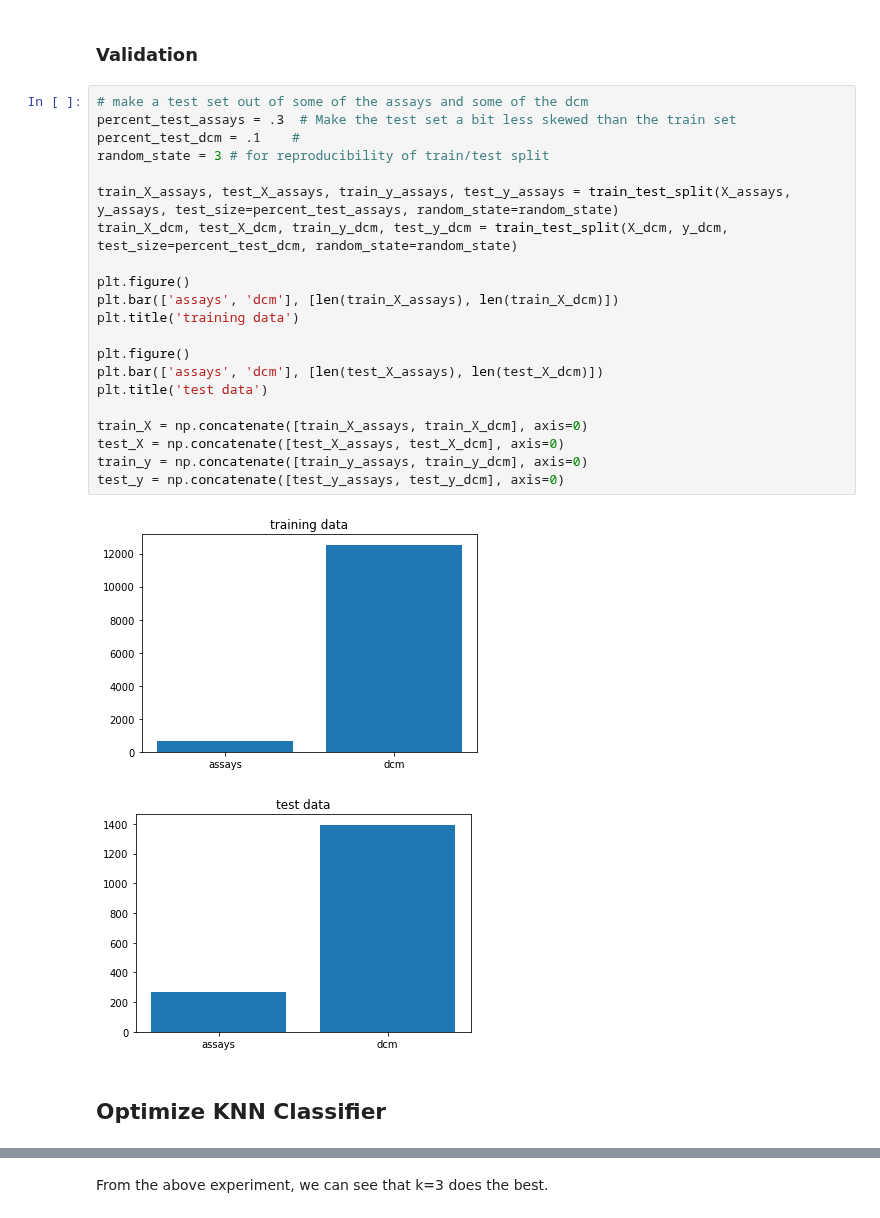
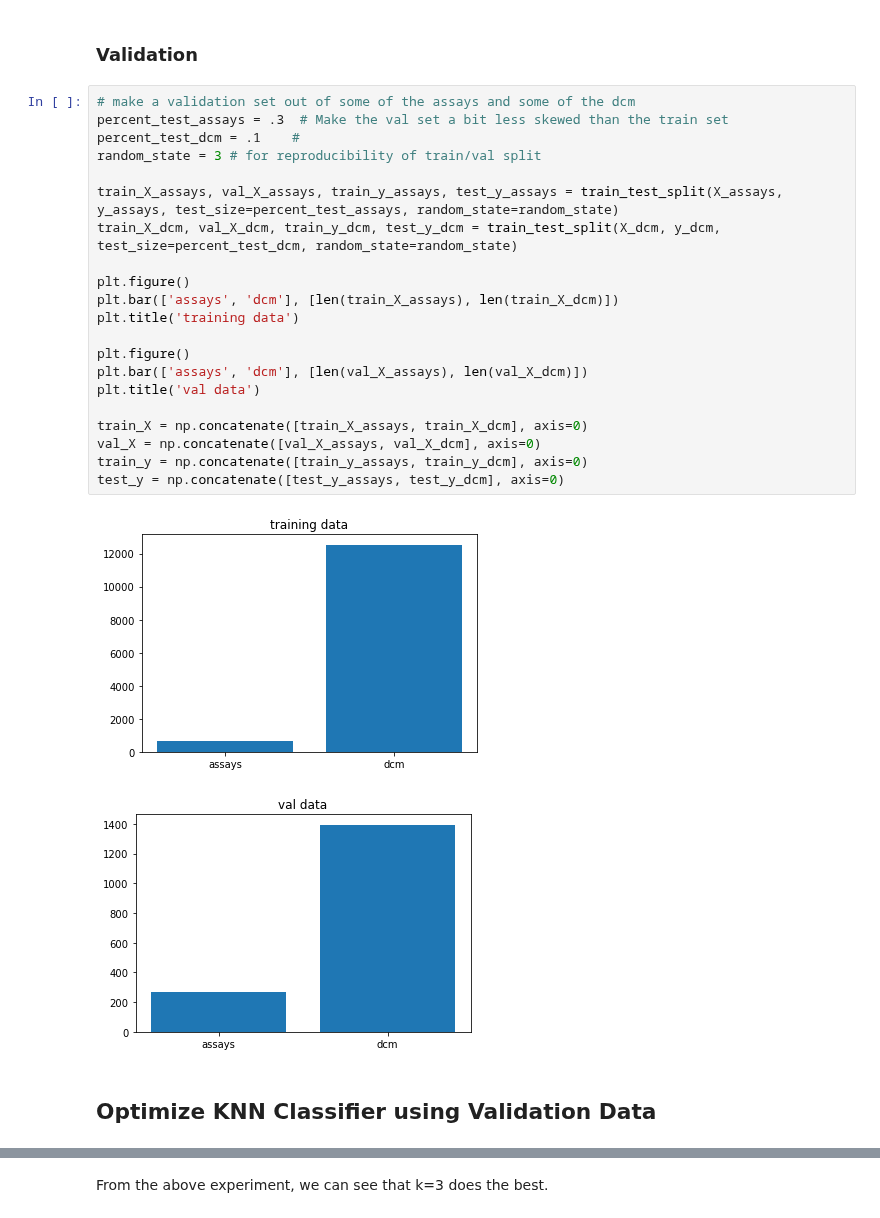
Before and after one commit to srensi/tmprss2, a Jupyter notebook: notebooks/knn.ipynb, the cells around one changed output, grey strips where cells are left out. Saved outputs shown, nothing was run; the diff lists cells and outputs as text.

```diff
--- a/notebooks/knn.ipynb
+++ b/notebooks/knn.ipynb
@@ -43,31 +43,31 @@ dcm_hist = plt.hist(y_dcm)
 # %% [markdown]
 ### Validation
 # %%
-# make a test set out of some of the assays and some of the dcm
-percent_test_assays = .3  # Make the test set a bit less skewed than the train set
+# make a validation set out of some of the assays and some of the dcm
+percent_test_assays = .3  # Make the val set a bit less skewed than the train set
 percent_test_dcm = .1    #
-random_state = 3 # for reproducibility of train/test split
+random_state = 3 # for reproducibility of train/val split
 
-train_X_assays, test_X_assays, train_y_assays, test_y_assays = train_test_split(X_assays, y_assays, test_size=percent_test_assays, random_state=random_state)
-train_X_dcm, test_X_dcm, train_y_dcm, test_y_dcm = train_test_split(X_dcm, y_dcm, test_size=percent_test_dcm, random_state=random_state)
+train_X_assays, val_X_assays, train_y_assays, test_y_assays = train_test_split(X_assays, y_assays, test_size=percent_test_assays, random_state=random_state)
+train_X_dcm, val_X_dcm, train_y_dcm, test_y_dcm = train_test_split(X_dcm, y_dcm, test_size=percent_test_dcm, random_state=random_state)
 
 plt.figure()
 plt.bar(['assays', 'dcm'], [len(train_X_assays), len(train_X_dcm)])
 plt.title('training data')
 
 plt.figure()
-plt.bar(['assays', 'dcm'], [len(test_X_assays), len(test_X_dcm)])
-plt.title('test data')
+plt.bar(['assays', 'dcm'], [len(val_X_assays), len(val_X_dcm)])
+plt.title('val data')
 
 train_X = np.concatenate([train_X_assays, train_X_dcm], axis=0)
-test_X = np.concatenate([test_X_assays, test_X_dcm], axis=0)
+val_X = np.concatenate([val_X_assays, val_X_dcm], axis=0)
 train_y = np.concatenate([train_y_assays, train_y_dcm], axis=0)
 test_y = np.concatenate([test_y_assays, test_y_dcm], axis=0)
 # %% [output]
 [figure]
-[figure, old version]
+[figure, new version]
 # %% [markdown]
-## Optimize KNN Classifier
+## Optimize KNN Classifier using Validation Data
 # %%
 # optimize knn, test a couple ks
 
```
Also changed, not shown: parts of 14 cells of this notebook.
